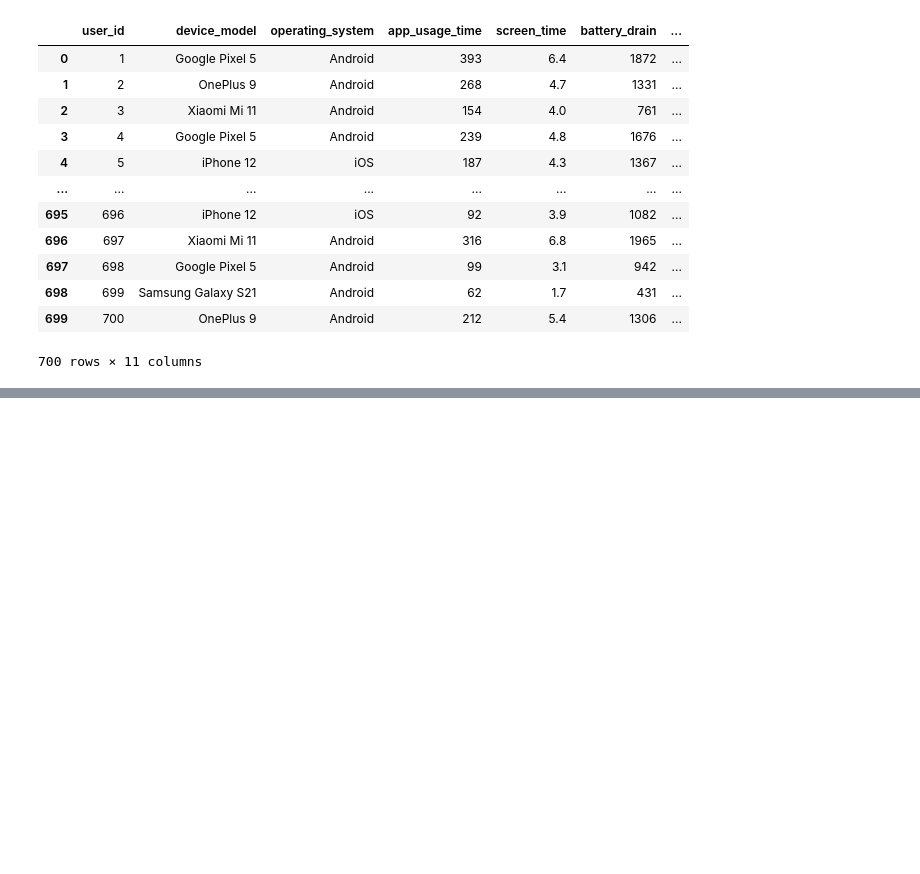
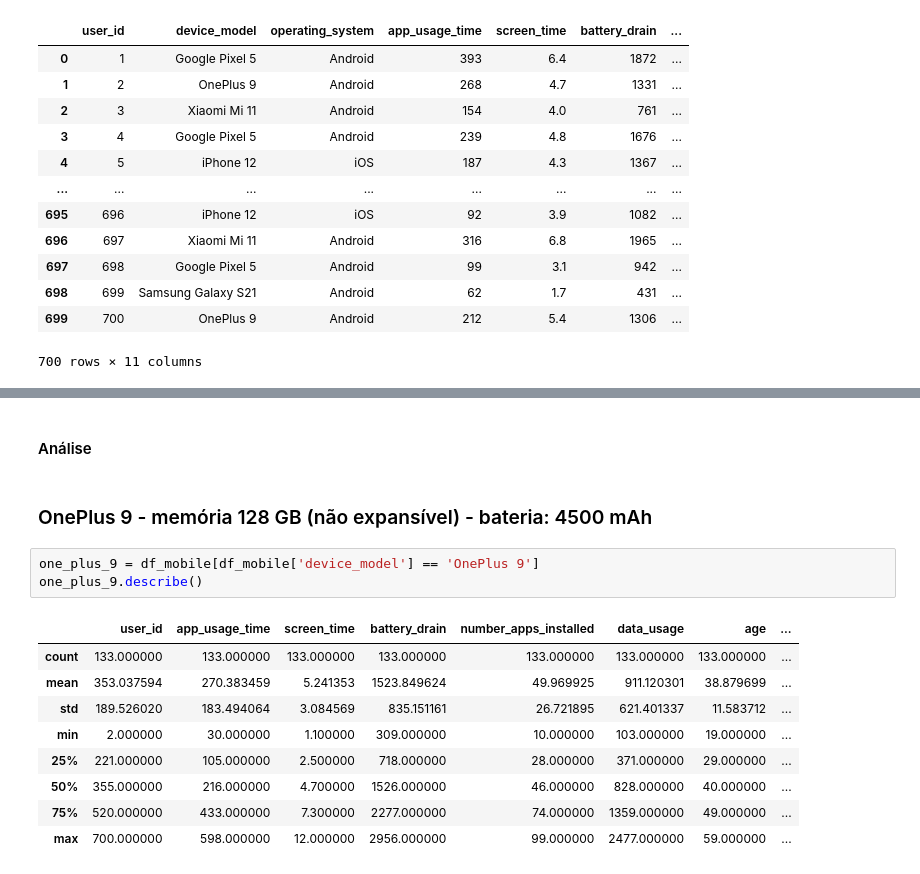
Before and after one commit to danielavescia/Mobile_Device_Usage, a Jupyter notebook: Mobile_Device_Usage.ipynb, the cells around one changed output, grey strips where cells are left out. Drawn from its saved outputs; the diff is of its cells as text; blank space fills up the shorter version.

```diff
--- a/Mobile_Device_Usage.ipynb
+++ b/Mobile_Device_Usage.ipynb
@@ -88,0 +178,17 @@ display(df_mobile)
+# %% [markdown]
+#### Análise
+# %% [markdown]
+### OnePlus 9 - memória 128 GB (não expansível) - bateria: 4500 mAh
+# %%
+one_plus_9 = df_mobile[df_mobile['device_model'] == 'OnePlus 9']
+one_plus_9.describe()
+# %% [output]
+|  | user_id | app_usage_time | screen_time | battery_drain | number_apps_installed | data_usage | age | ... |
+| count | 133.000000 | 133.000000 | 133.000000 | 133.000000 | 133.000000 | 133.000000 | 133.000000 | ... |
+| mean | 353.037594 | 270.383459 | 5.241353 | 1523.849624 | 49.969925 | 911.120301 | 38.879699 | ... |
+| std | 189.526020 | 183.494064 | 3.084569 | 835.151161 | 26.721895 | 621.401337 | 11.583712 | ... |
+| min | 2.000000 | 30.000000 | 1.100000 | 309.000000 | 10.000000 | 103.000000 | 19.000000 | ... |
+| 25% | 221.000000 | 105.000000 | 2.500000 | 718.000000 | 28.000000 | 371.000000 | 29.000000 | ... |
+| 50% | 355.000000 | 216.000000 | 4.700000 | 1526.000000 | 46.000000 | 828.000000 | 40.000000 | ... |
+| 75% | 520.000000 | 433.000000 | 7.300000 | 2277.000000 | 74.000000 | 1359.000000 | 49.000000 | ... |
+| max | 700.000000 | 598.000000 | 12.000000 | 2956.000000 | 99.000000 | 2477.000000 | 59.000000 | ... |
```
Also changed, not shown: parts of 23 cells of this notebook.
